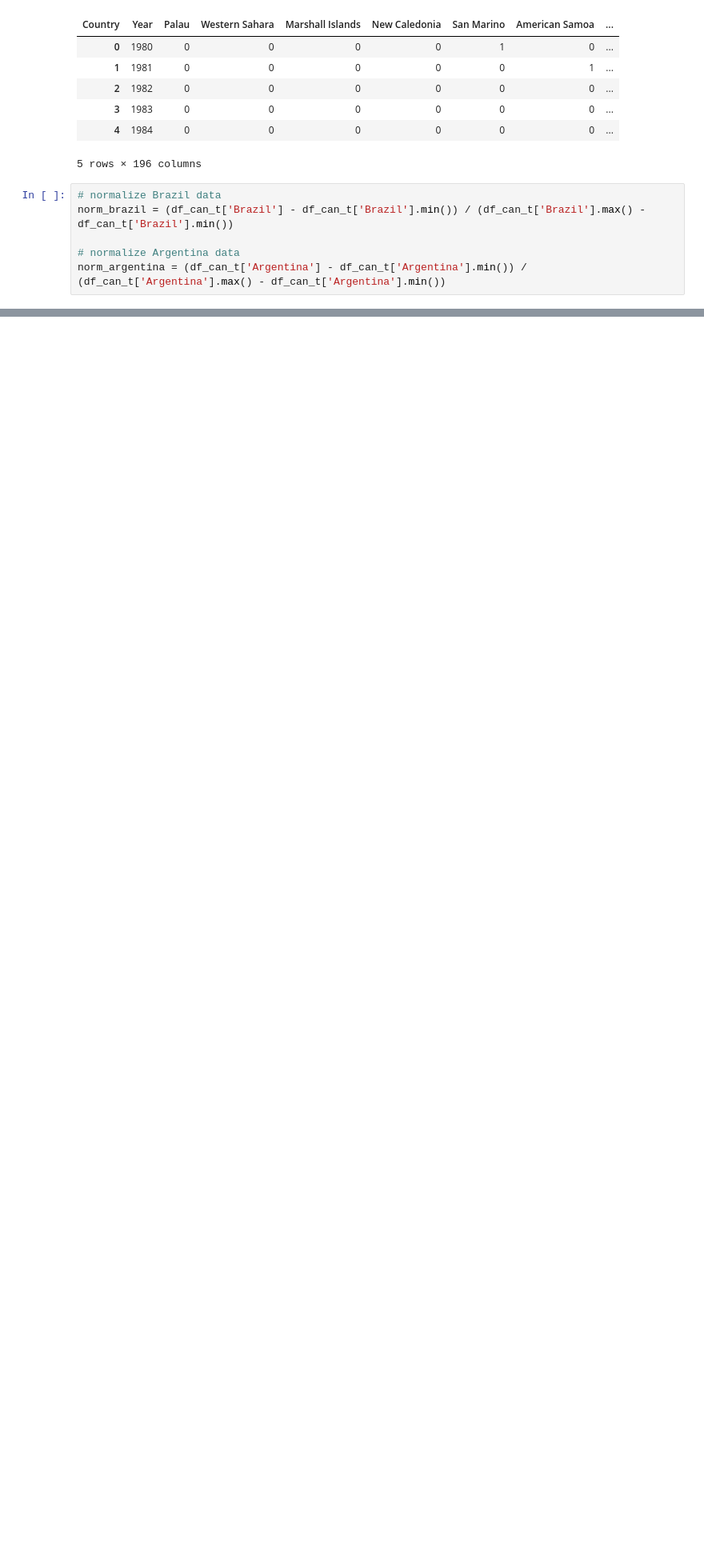
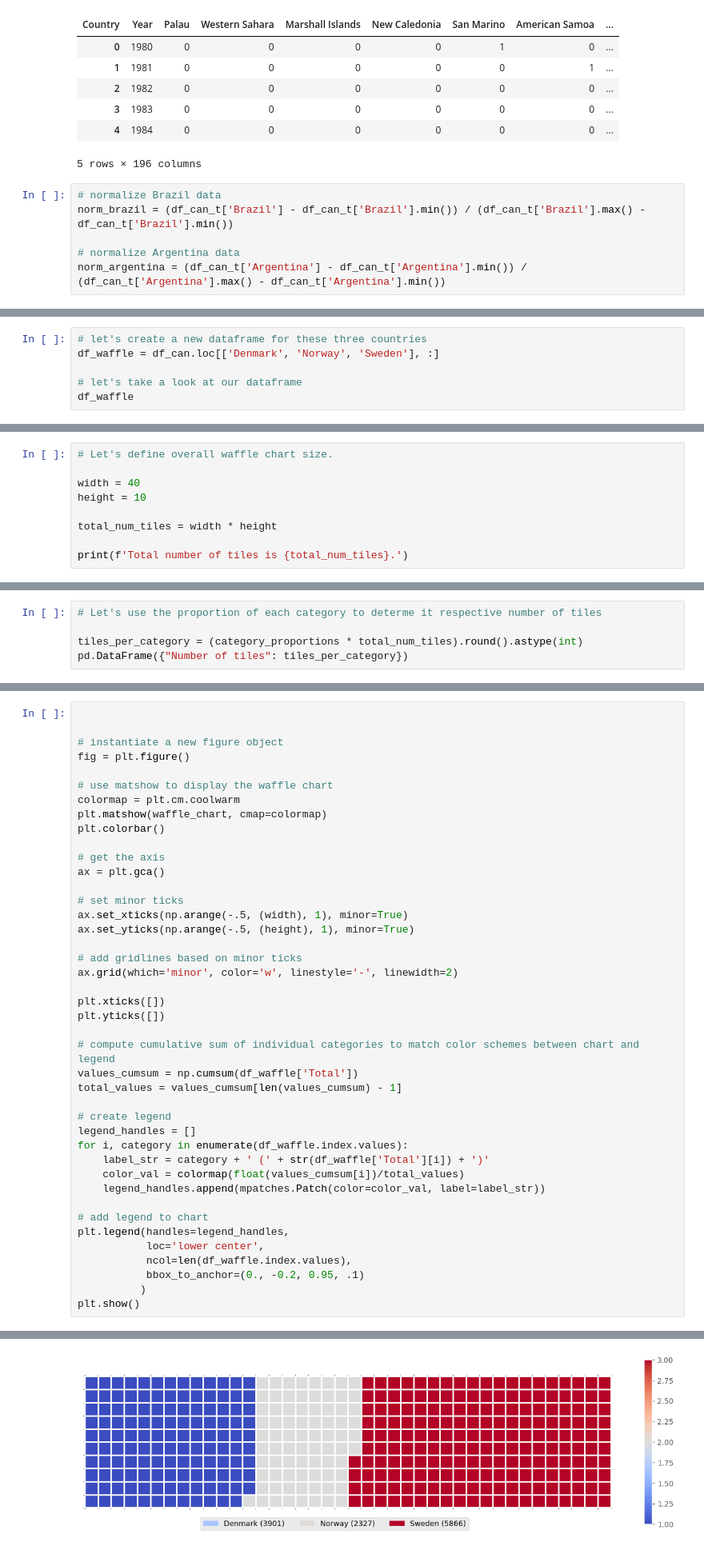
Before and after one commit to Divya13-lab/Git_Projects, a Jupyter notebook: Visualization.ipynb, the cells around one changed output, grey strips where cells are left out. Shown at 80% size. Saved outputs shown, nothing was run; the diff lists cells and outputs as text; blank space fills up the shorter version.

```diff
--- a/Visualization.ipynb
+++ b/Visualization.ipynb
@@ -554,0 +577,6 @@ ax0.legend(['Brazil', 'Argentina'], loc='upper left', fontsize='x-large')
+# %%
+# let's create a new dataframe for these three countries
+df_waffle = df_can.loc[['Denmark', 'Norway', 'Sweden'], :]
+
+# let's take a look at our dataframe
+df_waffle
@@ -554,0 +603,9 @@ ax0.legend(['Brazil', 'Argentina'], loc='upper left', fontsize='x-large')
+# %%
+# Let's define overall waffle chart size.
+
+width = 40
+height = 10
+
+total_num_tiles = width * height
+
+print(f'Total number of tiles is {total_num_tiles}.')
@@ -554,0 +614,5 @@ ax0.legend(['Brazil', 'Argentina'], loc='upper left', fontsize='x-large')
+# %%
+# Let's use the proportion of each category to determe it respective number of tiles
+
+tiles_per_category = (category_proportions * total_num_tiles).round().astype(int)
+pd.DataFrame({"Number of tiles": tiles_per_category})
@@ -554,0 +669,43 @@ ax0.legend(['Brazil', 'Argentina'], loc='upper left', fontsize='x-large')
+# %%
+
+
+# instantiate a new figure object
+fig = plt.figure()
+
+# use matshow to display the waffle chart
+colormap = plt.cm.coolwarm
+plt.matshow(waffle_chart, cmap=colormap)
+plt.colorbar()
+
+# get the axis
+ax = plt.gca()
+
+# set minor ticks
+ax.set_xticks(np.arange(-.5, (width), 1), minor=True)
+ax.set_yticks(np.arange(-.5, (height), 1), minor=True)
+
+# add gridlines based on minor ticks
+ax.grid(which='minor', color='w', linestyle='-', linewidth=2)
+
+plt.xticks([])
+plt.yticks([])
+
+# compute cumulative sum of individual categories to match color schemes between chart and legend
+values_cumsum = np.cumsum(df_waffle['Total'])
+total_values = values_cumsum[len(values_cumsum) - 1]
+
+# create legend
+legend_handles = []
+for i, category in enumerate(df_waffle.index.values):
+    label_str = category + ' (' + str(df_waffle['Total'][i]) + ')'
+    color_val = colormap(float(values_cumsum[i])/total_values)
+    legend_handles.append(mpatches.Patch(color=color_val, label=label_str))
+
+# add legend to chart
+plt.legend(handles=legend_handles,
+           loc='lower center',
+           ncol=len(df_waffle.index.values),
+           bbox_to_anchor=(0., -0.2, 0.95, .1)
+          )
+plt.show()
+# %% [output]
@@ -554,0 +713 @@ ax0.legend(['Brazil', 'Argentina'], loc='upper left', fontsize='x-large')
+[figure, added]
```
Also changed, not shown: parts of 11 cells of this notebook.
